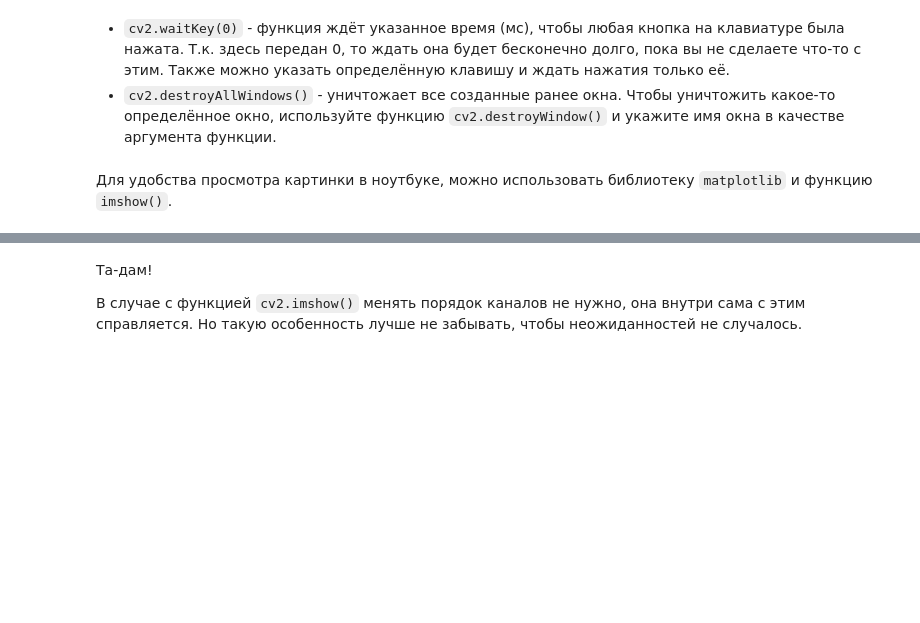
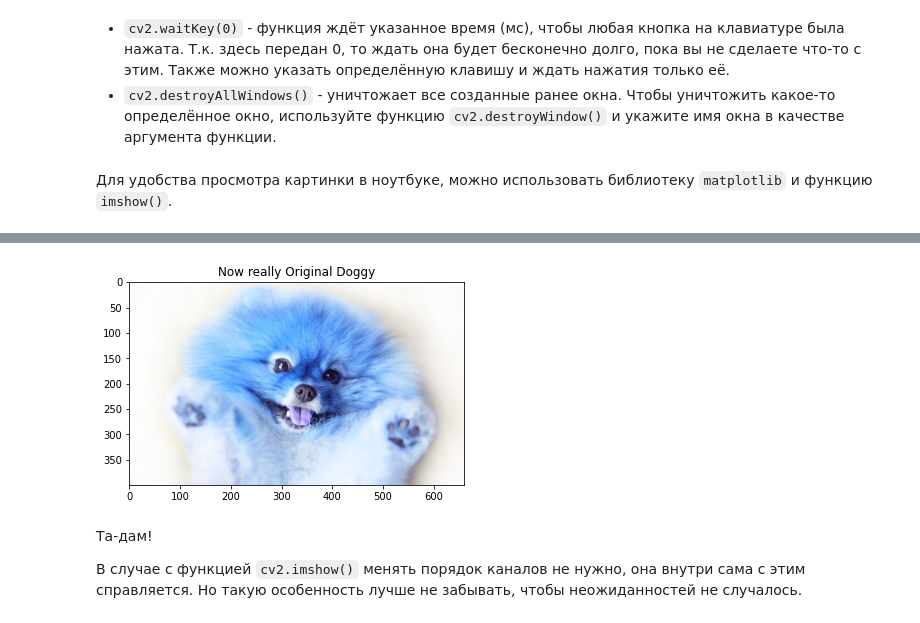
Before and after one commit to serykhelena/PYGuides, a Jupyter notebook: notebooks/CV/01_ReadImage.ipynb, the cells around one changed output, grey strips where cells are left out. Drawn from its saved outputs; the diff is of its cells as text; code cells hidden in the pictures; blank space fills up the shorter version.

```diff
--- a/notebooks/CV/01_ReadImage.ipynb
+++ b/notebooks/CV/01_ReadImage.ipynb
@@ -87,9 +92,11 @@ plt.show()
 # %%
 image = cv2.cvtColor(image, cv2.COLOR_RGB2BGR)
 
 plt.imshow(image)
-plt.title("Original Image")
+plt.title("Now really Original Doggy")
 plt.show()
+# %% [output]
+[figure, added]
 # %% [markdown]
 Та-дам!
 
```
Also changed, not shown: parts of 11 cells of this notebook, 9 other files.
